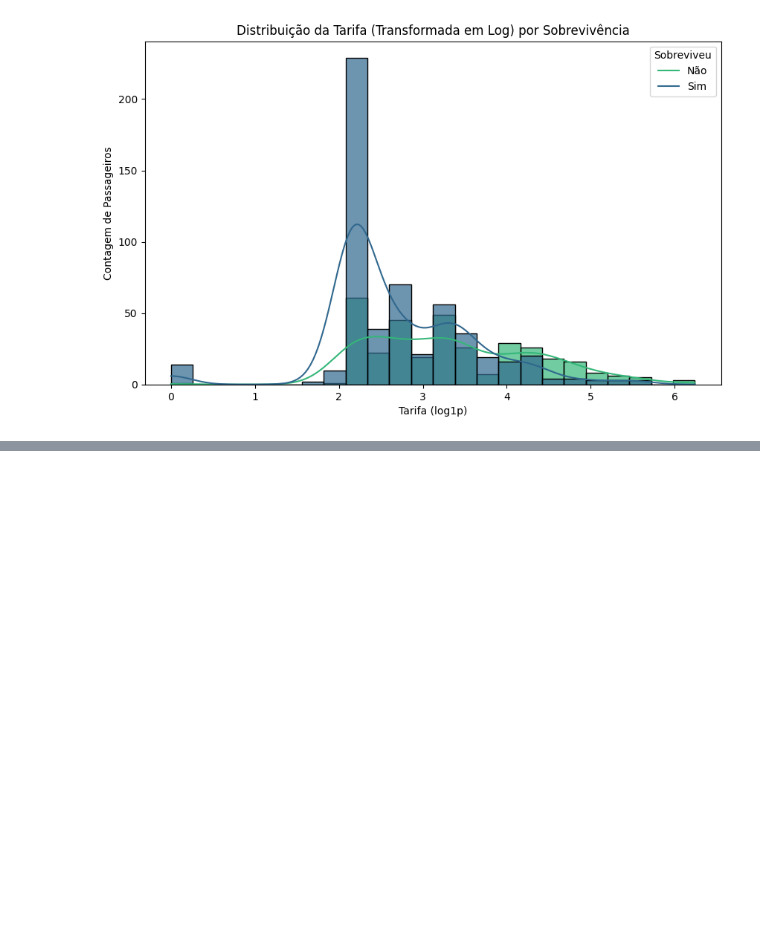
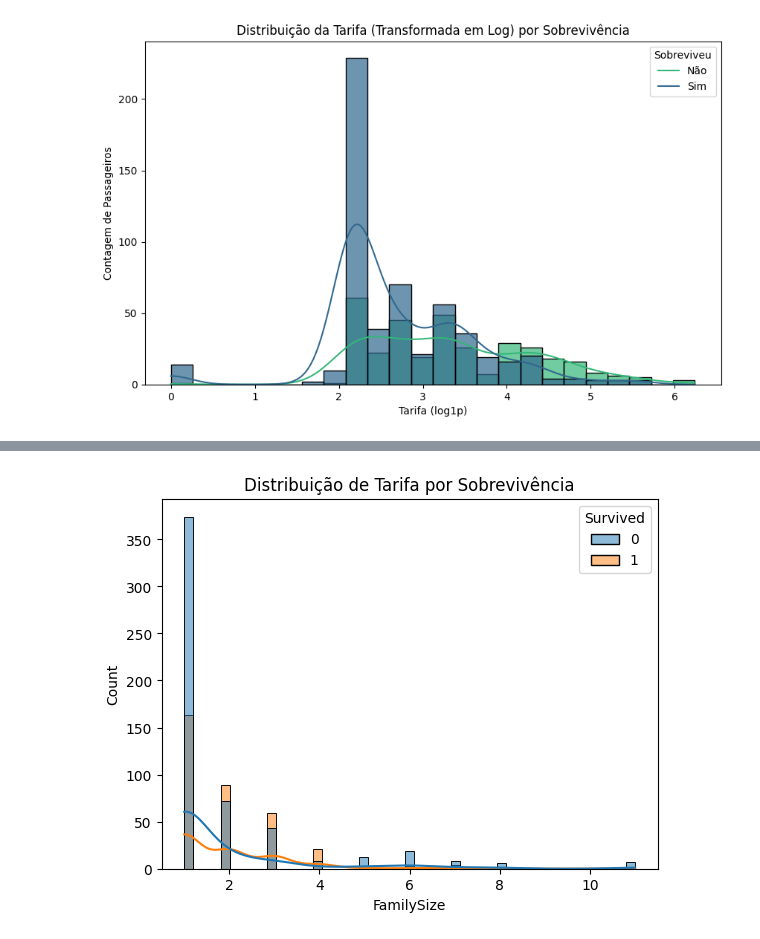
Before and after one commit to Nicholas-UFC/Titanic, a Jupyter notebook: Titanic.ipynb, the cells around one changed output, grey strips where cells are left out. Cells and saved outputs as stored; diff of their text form; code cells hidden in the pictures; blank space fills up the shorter version.

```diff
--- a/Titanic.ipynb
+++ b/Titanic.ipynb
@@ -364,0 +369,3 @@ plt.show()
+# %%
+# Criando a coluna 'FamilySize'
+df_train['FamilySize'] = df_train['SibSp'] + df_train["Parch"] + 1
@@ -364,0 +462,7 @@ plt.show()
+# %%
+# Gerar o histograma/KDE da coluna 'FamilySize' vs. 'Survived'
+sns.histplot(data=df_train, x='FamilySize', hue='Survived', kde=True)
+plt.title('Distribuição de Tarifa por Sobrevivência')
+plt.show()
+# %% [output]
+[figure, added]
```
Also changed, not shown: parts of 16 cells of this notebook.
